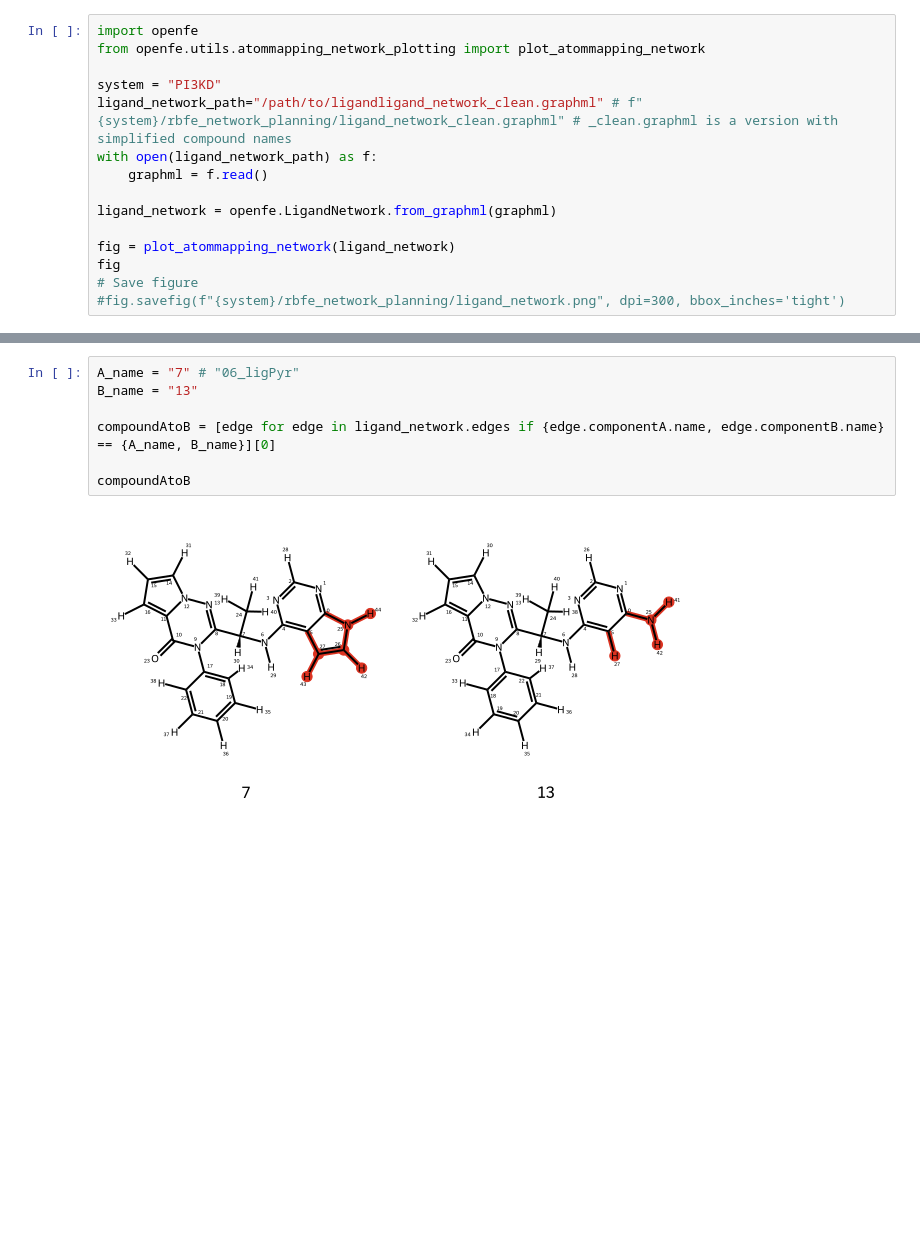
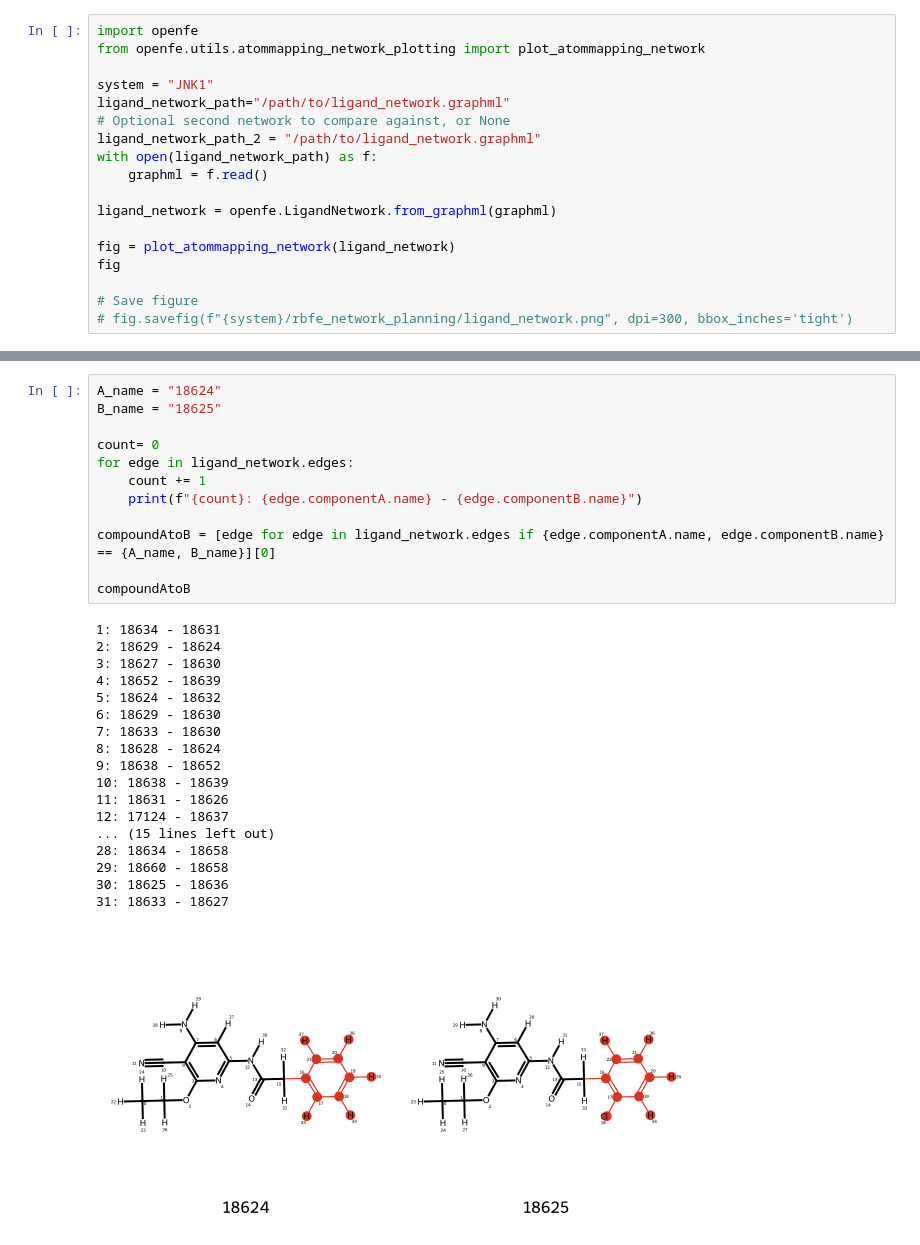
Before and after one commit to NBDsoftware/IndustryBenchmarks2024, a Jupyter notebook: industry_benchmarks/utils/notebooks/visualize_network.ipynb, the cells around one changed output, grey strips where cells are left out. Cells and saved outputs as stored; diff of their text form; blank space fills up the shorter version.

```diff
--- a/industry_benchmarks/utils/notebooks/visualize_network.ipynb
+++ b/industry_benchmarks/utils/notebooks/visualize_network.ipynb
@@ -2,8 +2,10 @@
 import openfe
 from openfe.utils.atommapping_network_plotting import plot_atommapping_network
 
-system = "PI3KD"
-ligand_network_path="/path/to/ligandligand_network_clean.graphml" # f"{system}/rbfe_network_planning/ligand_network_clean.graphml" # _clean.graphml is a version with simplified compound names
+system = "JNK1"
+ligand_network_path="/path/to/ligand_network.graphml"
+# Optional second network to compare against, or None
+ligand_network_path_2 = "/path/to/ligand_network.graphml"
 with open(ligand_network_path) as f:
     graphml = f.read()
 
@@ -11,6 +13,7 @@ ligand_network = openfe.LigandNetwork.from_graphml(graphml)
 
 fig = plot_atommapping_network(ligand_network)
 fig
+
 # Save figure
-#fig.savefig(f"{system}/rbfe_network_planning/ligand_network.png", dpi=300, bbox_inches='tight')
+# fig.savefig(f"{system}/rbfe_network_planning/ligand_network.png", dpi=300, bbox_inches='tight')
 # %% [output]
@@ -18,9 +21,31 @@ fig
 # %%
-A_name = "7" # "06_ligPyr"
-B_name = "13"
+A_name = "18624"
+B_name = "18625"
+
+count= 0
+for edge in ligand_network.edges:
+    count += 1
+    print(f"{count}: {edge.componentA.name} - {edge.componentB.name}")
 
 compoundAtoB = [edge for edge in ligand_network.edges if {edge.componentA.name, edge.componentB.name} == {A_name, B_name}][0]
 
 compoundAtoB
 # %% [output]
+1: 18634 - 18631
+2: 18629 - 18624
+3: 18627 - 18630
+4: 18652 - 18639
+5: 18624 - 18632
+6: 18629 - 18630
+7: 18633 - 18630
+8: 18628 - 18624
+9: 18638 - 18652
+10: 18638 - 18639
+11: 18631 - 18626
+12: 17124 - 18637
+... (15 lines left out)
+28: 18634 - 18658
+29: 18660 - 18658
+30: 18625 - 18636
+31: 18633 - 18627
-[figure, old version]
+[figure, new version]
```
Also changed, not shown: parts of 6 cells of this notebook.
